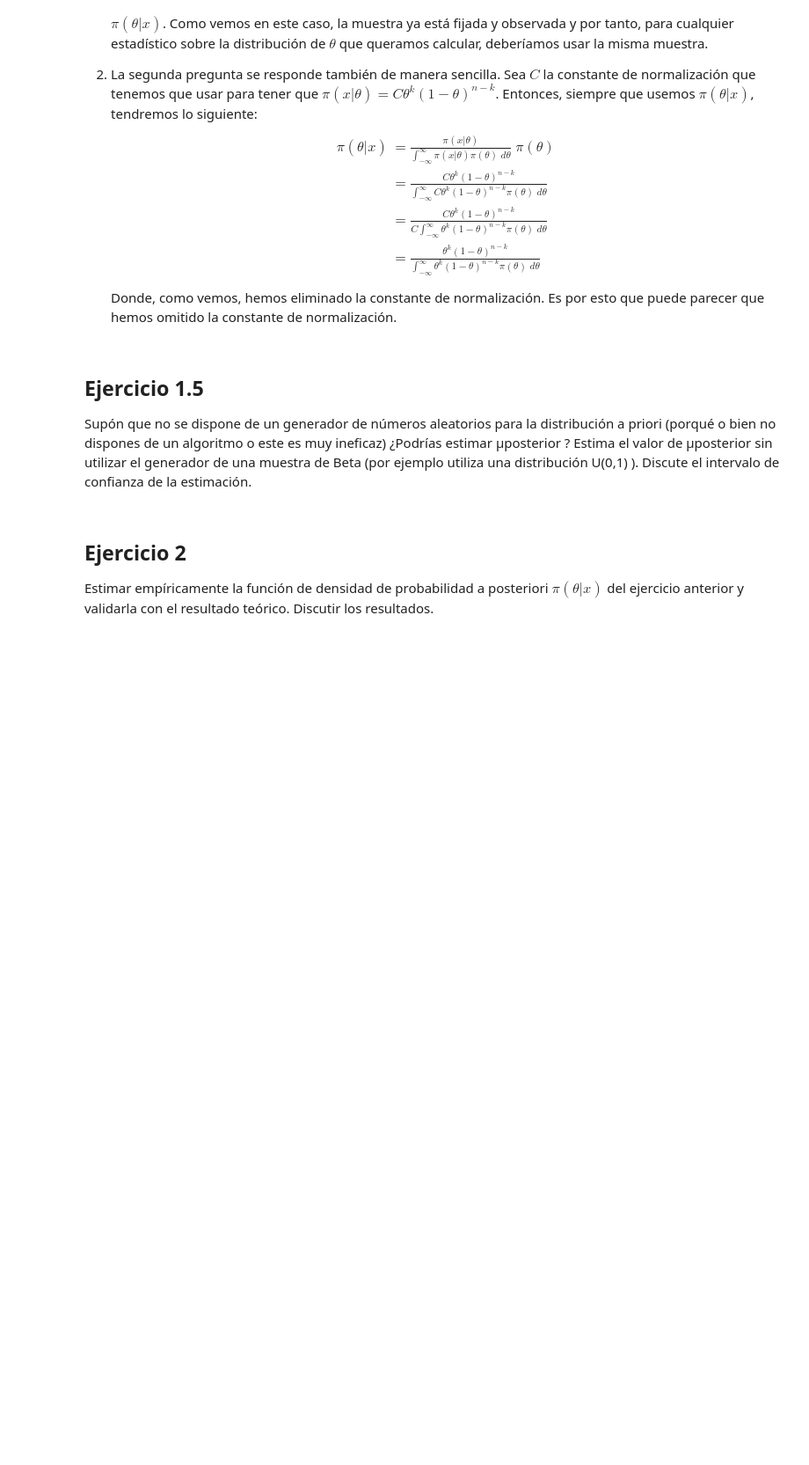
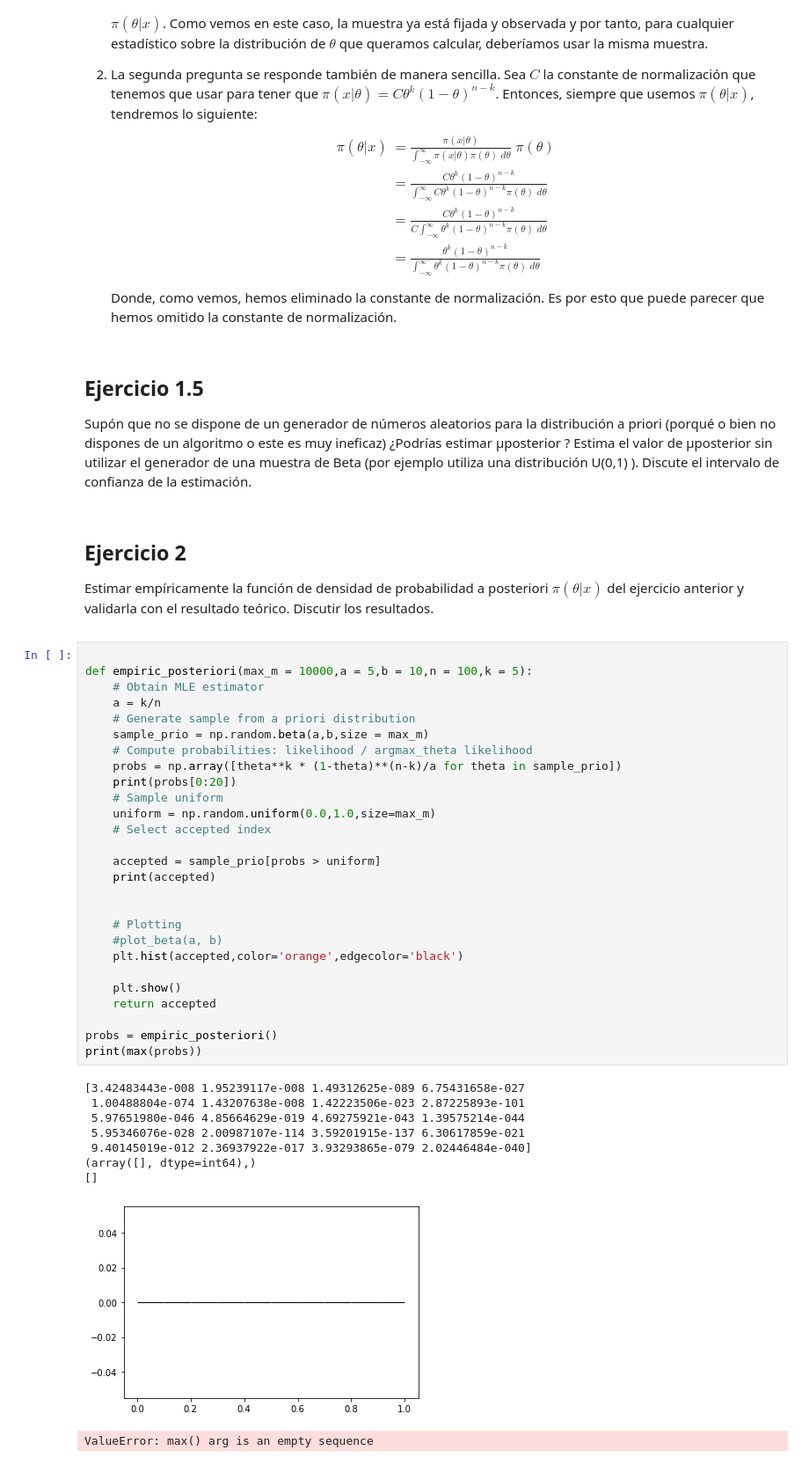
Before and after one commit to Ocete/mcd-cn, a Jupyter notebook: p2/Práctica 2 - Computación numérica.ipynb, the cells around one changed output. Shown: that part at 88% size. Drawn from its saved outputs; the diff is of its cells as text; blank space fills up the shorter version.

```diff
--- a/p2/Práctica 2 - Computación numérica.ipynb
+++ b/p2/Práctica 2 - Computación numérica.ipynb
@@ -473,3 +473,40 @@ Supón que no se dispone de un generador de números aleatorios para la distribu
 
 Estimar empíricamente la función de densidad de probabilidad a posteriori $\pi(\theta|x)$ del ejercicio anterior y validarla con el resultado teórico. Discutir los resultados.
 </div>
+# %%
+
+def empiric_posteriori(max_m = 10000,a = 5,b = 10,n = 100,k = 5):
+    # Obtain MLE estimator
+    a = k/n
+    # Generate sample from a priori distribution
+    sample_prio = np.random.beta(a,b,size = max_m)
+    # Compute probabilities: likelihood / argmax_theta likelihood
+    probs = np.array([theta**k * (1-theta)**(n-k)/a for theta in sample_prio])
+    print(probs[0:20])
+    # Sample uniform
+    uniform = np.random.uniform(0.0,1.0,size=max_m)
+    # Select accepted index
+
+    accepted = sample_prio[probs > uniform]
+    print(accepted)
+
+
+    # Plotting
+    #plot_beta(a, b)
+    plt.hist(accepted,color='orange',edgecolor='black')
+
+    plt.show()
+    return accepted
+
+probs = empiric_posteriori()
+print(max(probs))
+# %% [output]
+[3.42483443e-008 1.95239117e-008 1.49312625e-089 6.75431658e-027
+ 1.00488804e-074 1.43207638e-008 1.42223506e-023 2.87225893e-101
+ 5.97651980e-046 4.85664629e-019 4.69275921e-043 1.39575214e-044
+ 5.95346076e-028 2.00987107e-114 3.59201915e-137 6.30617859e-021
+ 9.40145019e-012 2.36937922e-017 3.93293865e-079 2.02446484e-040]
+(array([], dtype=int64),)
+[]
+[figure, added]
+ValueError: max() arg is an empty sequence
```
